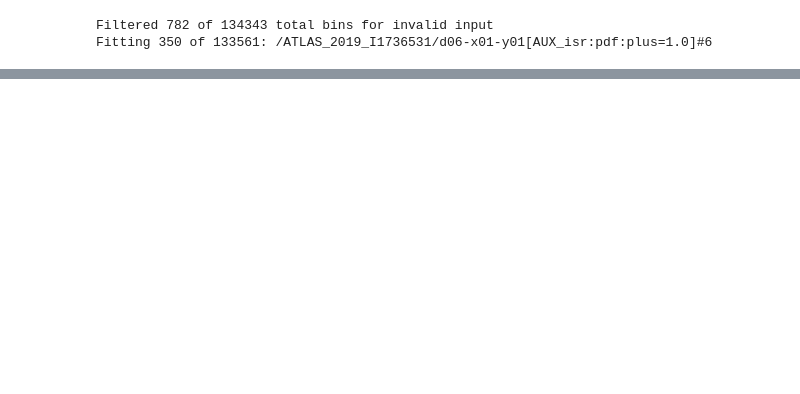
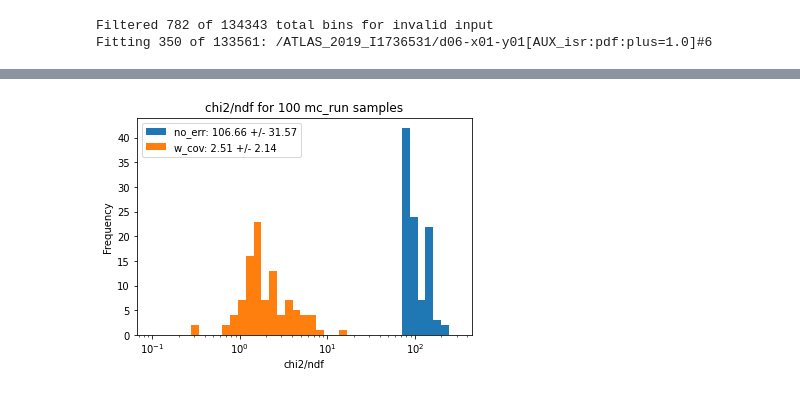
Before and after one commit to Jeffae-Schroff/apprentice-jax, a Jupyter notebook: summer_data_test.ipynb, the cells around one changed output, grey strips where cells are left out. Drawn from its saved outputs; the diff is of its cells as text; code cells hidden in the pictures; blank space fills up the shorter version.

```diff
--- a/summer_data_test.ipynb
+++ b/summer_data_test.ipynb
@@ -44,0 +59,21 @@ summer_tune_more_cov.graph_chi2_sample('summer_data/inputdata.h5', num_samples=1
+# %%
+import json
+plt.figure()
+plt.title("chi2/ndf for 100 mc_run samples")
+plt.ylabel("Frequency")
+plt.xlabel("chi2/ndf")
+plt.xscale('log')
+cycle_colors = plt.rcParams['axes.prop_cycle'].by_key()['color']
+
+graph_range = [0.1,300]
+logbins = jnp.geomspace(graph_range[0], graph_range[1], 40)
+
+for objective_name, color in zip(["no_err", "w_cov"],cycle_colors[0:2]):
+    with open("summer_data/chi2results_" + objective_name + ".json", 'r') as f:
+        chi2ndf = json.loads(f.read())["chi2ndf"]
+    label = objective_name + ": {:.2f} +/- {:.2f}".format(jnp.mean(jnp.array(chi2ndf)), jnp.std(jnp.array(chi2ndf)))
+    plt.hist(chi2ndf, bins = logbins, label = label, range = graph_range, facecolor = color)
+    plt.legend()
+plt.savefig("summer_data/5obs_chi2_graph.pdf")
+# %% [output]
+[figure, added]
```
Also changed, not shown: parts of 2 cells of this notebook, 6 other files.
